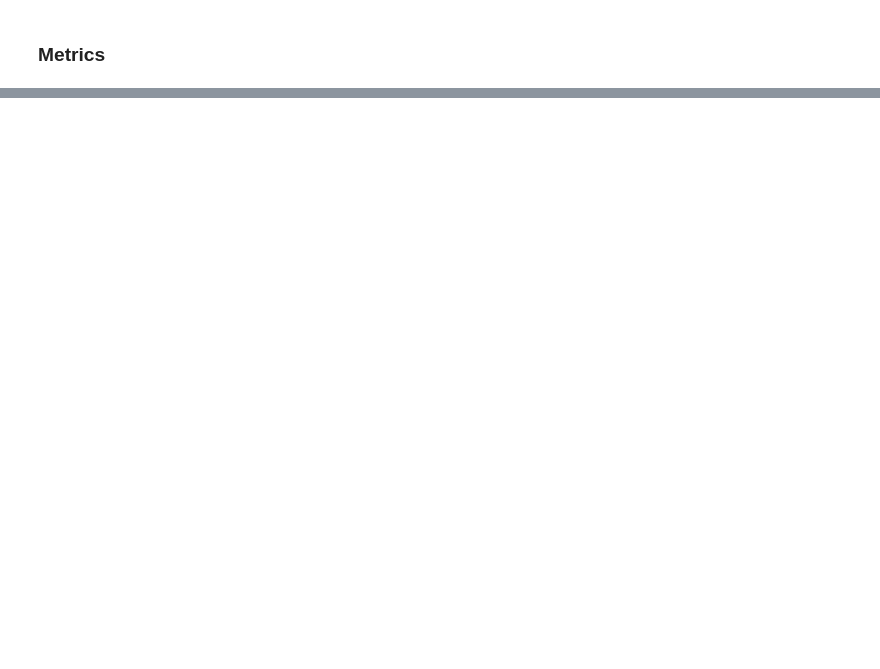
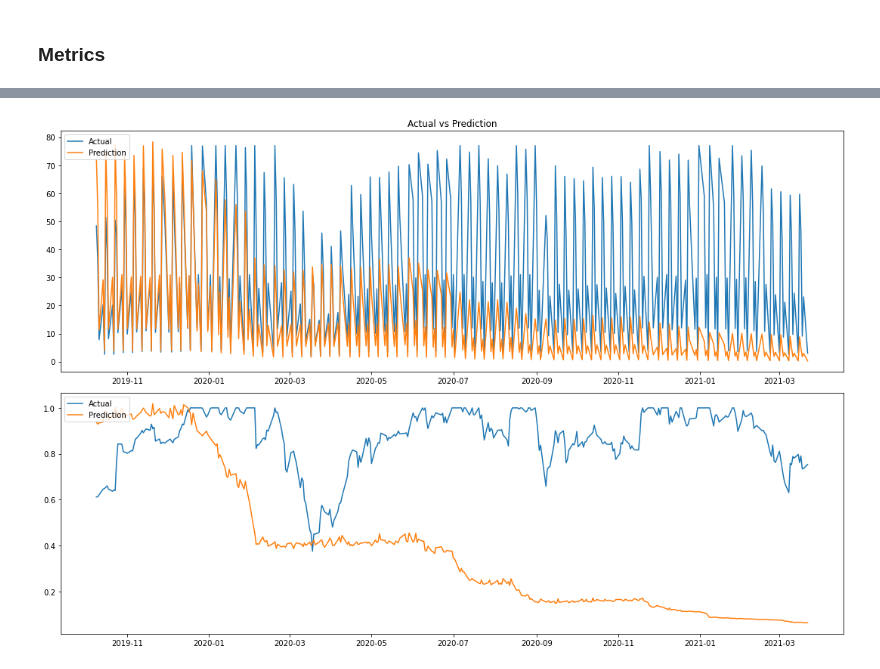
Before and after one commit to TLChilton/Senior_Capstone, a Jupyter notebook: Thomas/LSTM365AtOnce.ipynb, the cells around one changed output, grey strips where cells are left out. Cells and saved outputs as stored; diff of their text form; code cells hidden in the pictures; blank space fills up the shorter version.

```diff
--- a/Thomas/LSTM365AtOnce.ipynb
+++ b/Thomas/LSTM365AtOnce.ipynb
@@ -291,0 +219,19 @@ Diff: 0 days
+# %%
+predictDates = dates[len(dates)-365:]
+# Plot of Prediction vs Actual
+pyplot.figure(figsize=(15,10))
+
+pyplot.subplot(2, 1, 1)
+pyplot.plot(predictDates, inv_y, label="Actual")
+pyplot.plot(predictDates, inv_yhat, label="Prediction")
+pyplot.legend(loc='upper left')
+pyplot.title("Actual vs Prediction")
+pyplot.subplot(2,1,2)
+pyplot.plot(predictDates, predict_y_2D.reshape(365), label="Actual")
+pyplot.plot(predictDates, yhat.reshape(365), label="Prediction")
+pyplot.legend(loc='upper left')
+
+pyplot.tight_layout()
+pyplot.show()
+# %% [output]
+[figure, added]
```
Also changed, not shown: parts of 7 cells of this notebook.
